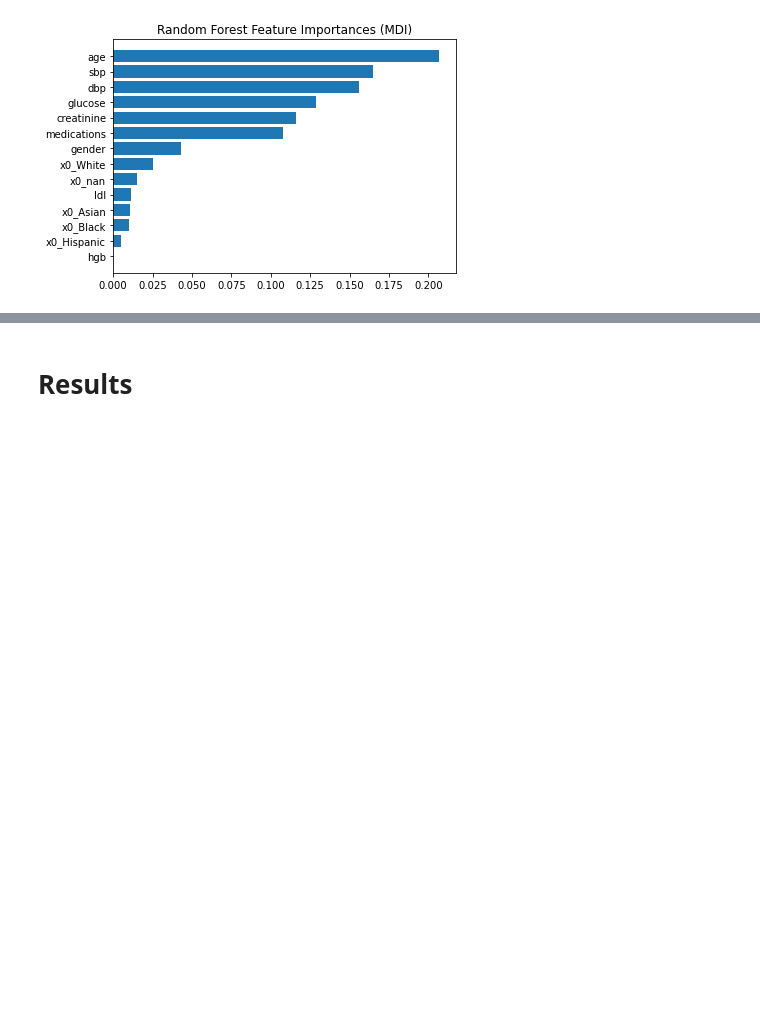
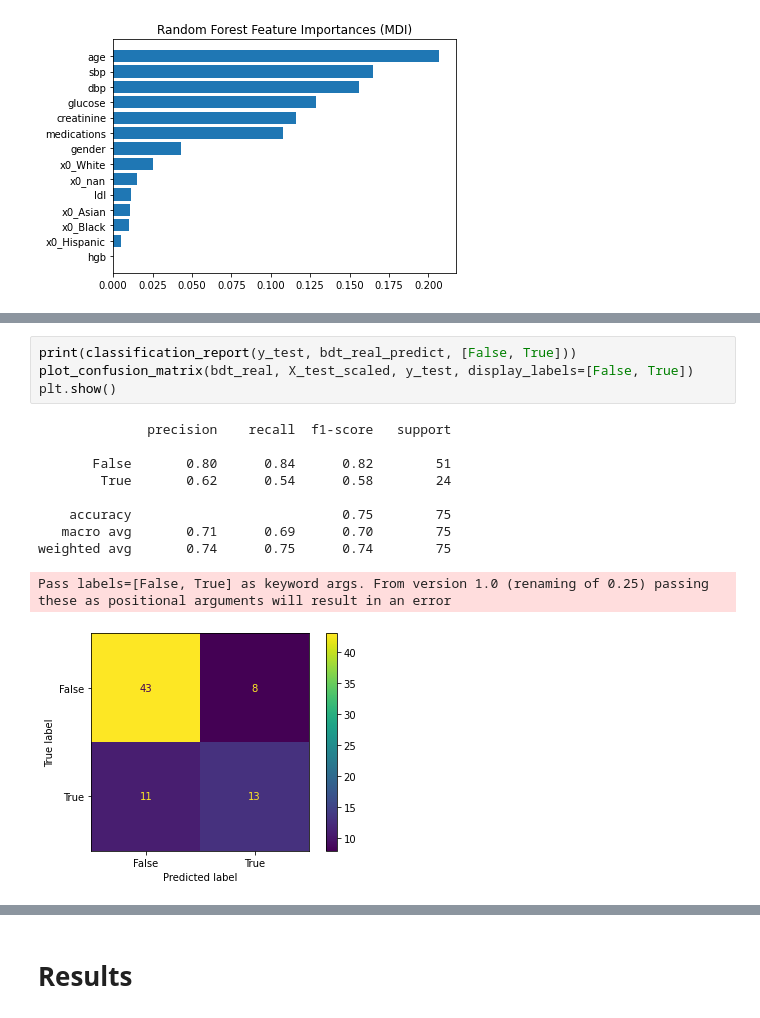
Before and after one commit to choikwun/ckd_assignment, a Jupyter notebook: ckd.ipynb, the cells around one changed output, grey strips where cells are left out. Saved outputs shown, nothing was run; the diff lists cells and outputs as text; blank space fills up the shorter version.

```diff
--- a/ckd.ipynb
+++ b/ckd.ipynb
@@ -747,0 +519,15 @@ weighted avg       0.68      0.68      0.68        75
+# %%
+print(classification_report(y_test, bdt_real_predict, [False, True]))
+plot_confusion_matrix(bdt_real, X_test_scaled, y_test, display_labels=[False, True])
+plt.show()
+# %% [output]
+              precision    recall  f1-score   support
+
+       False       0.80      0.84      0.82        51
+        True       0.62      0.54      0.58        24
+
+    accuracy                           0.75        75
+   macro avg       0.71      0.69      0.70        75
+weighted avg       0.74      0.75      0.74        75
+Pass labels=[False, True] as keyword args. From version 1.0 (renaming of 0.25) passing these as positional arguments will result in an error
+[figure, added]
```
Also changed, not shown: parts of 43 cells of this notebook, 4 other files.
